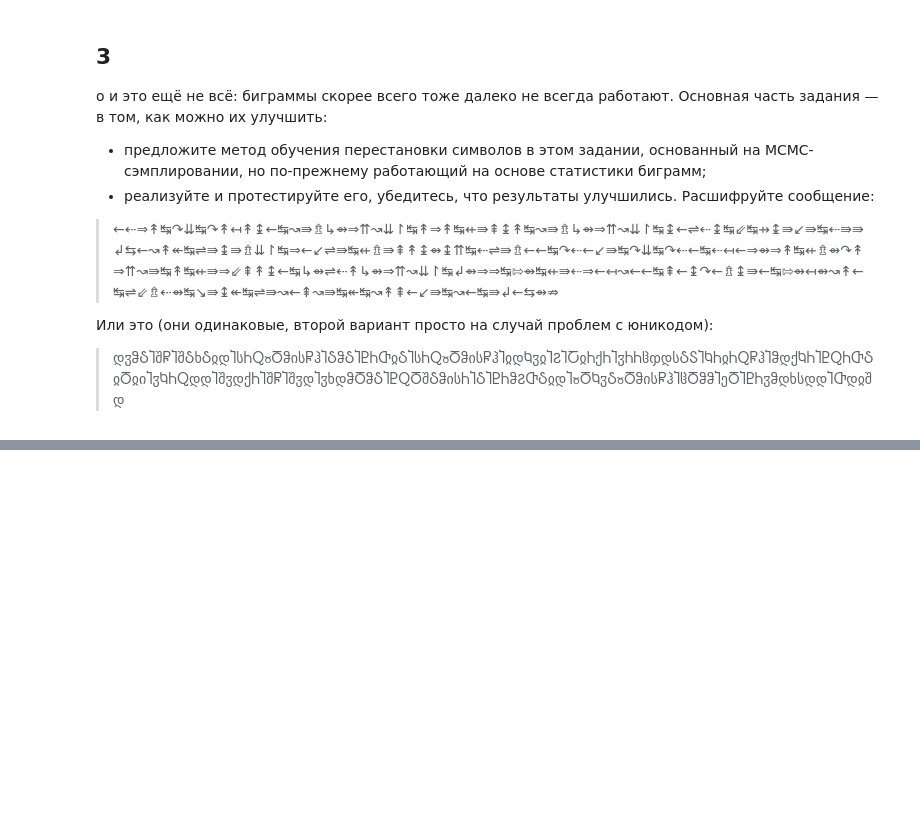
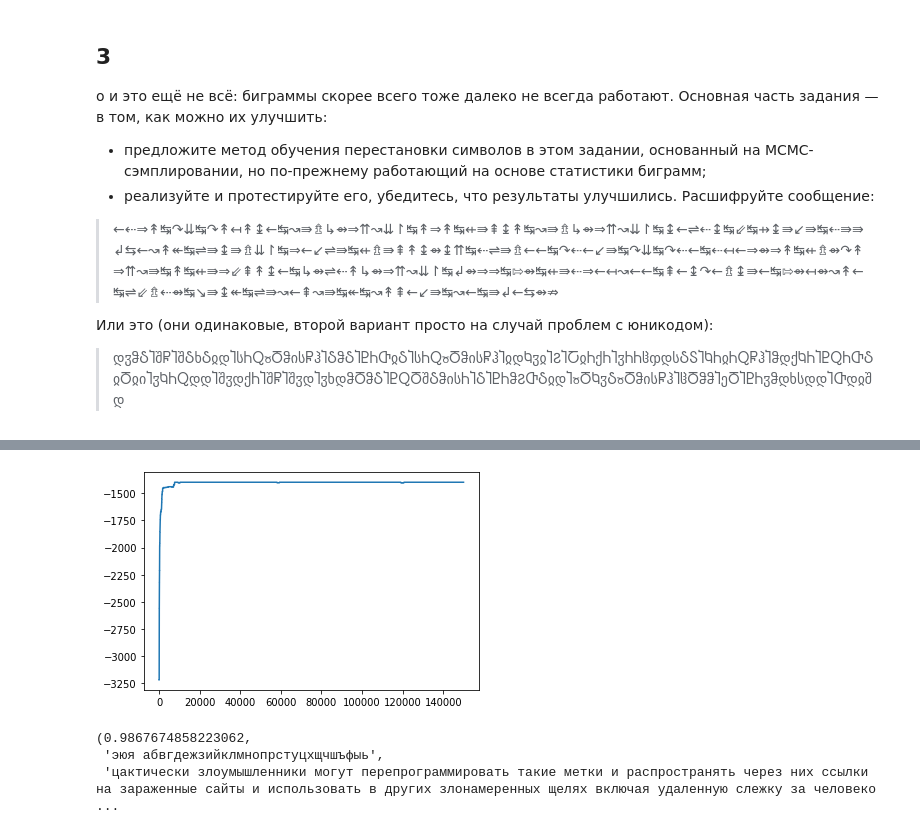
Before and after one commit to MikhailYeka/adv_ml_hws, a Jupyter notebook: HW3.ipynb, the cells around one changed output, grey strips where cells are left out. Cells and saved outputs as stored; diff of their text form; code cells hidden in the pictures; blank space fills up the shorter version.

```diff
--- a/HW3.ipynb
+++ b/HW3.ipynb
@@ -212,0 +391,10 @@ print(count_accuracy(TEXT_SHORT, decoder_wap.decode_text(text_short)), decoder_w
+# %%
+t, m, l = mcmc_decoder.decode_text(test_text_2_encoded, 150_000)
+plt.plot(l)
+plt.show()
+count_accuracy(t, TEST_TEXT_2), ''.join(m), t
+# %% [output]
+[figure, added]
+(0.9867674858223062,
+ 'эюя абвгдежзийклмнопрстуцхщчшъфыь',
+ 'цактически злоумышленники могут перепрограммировать такие метки и распространять через них ссылки на зараженные сайты и использовать в других злонамеренных щелях включая удаленную слежку за человеко ...
```
Also changed, not shown: parts of 37 cells of this notebook.
